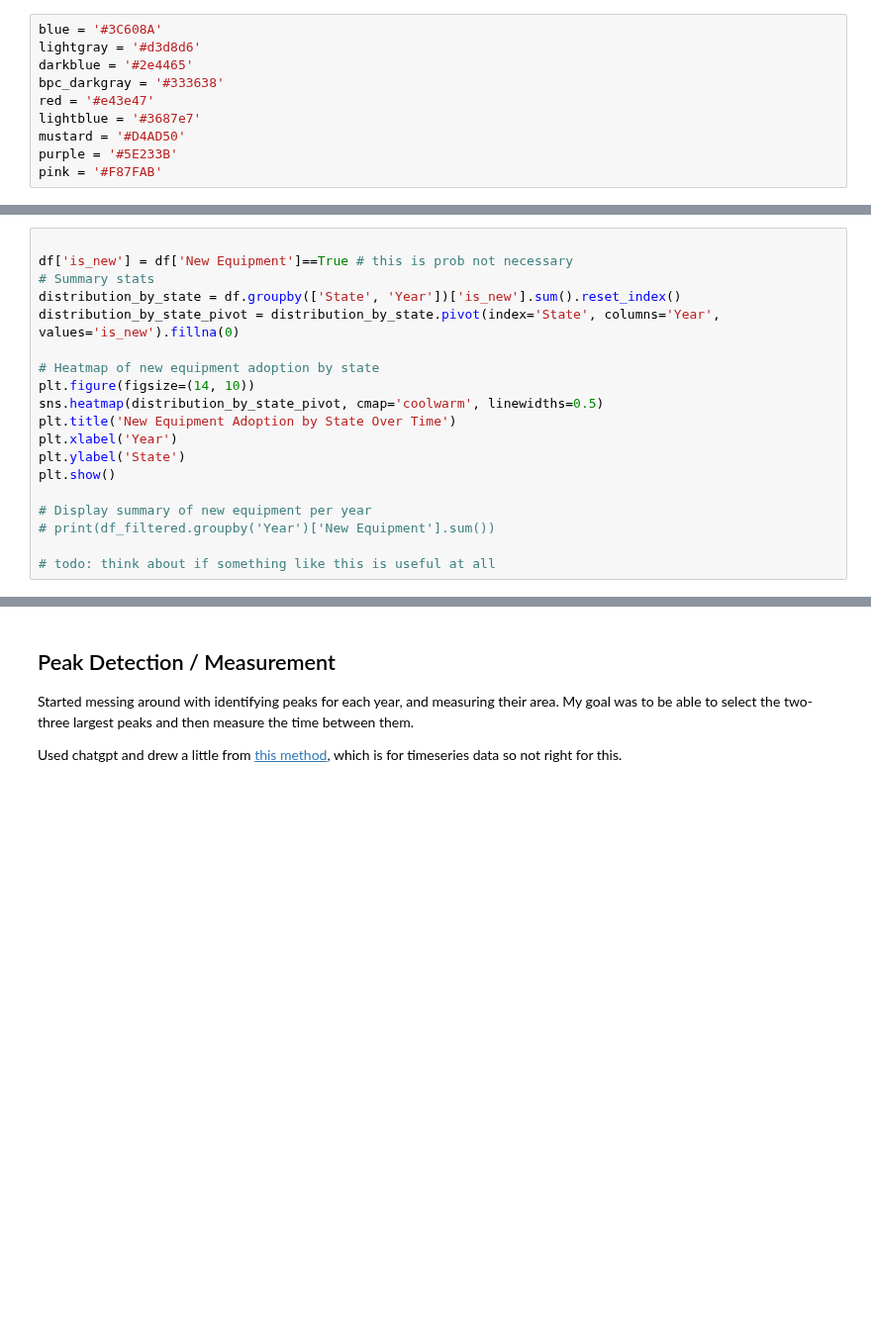
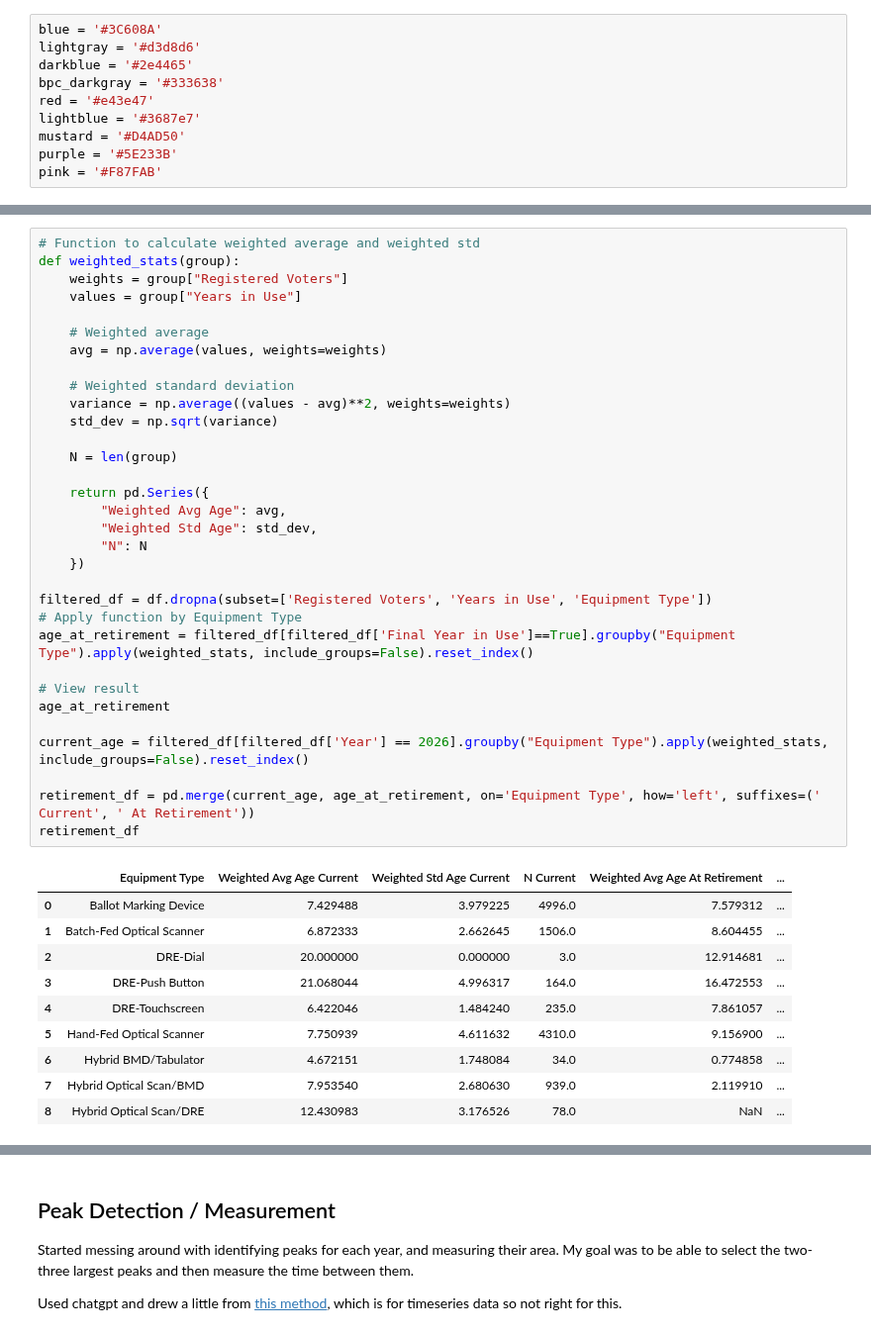
Before and after one commit to Bipartisan-Policy-Center/voting-equipment, a Jupyter notebook: analysis.ipynb, the cells around one changed output, grey strips where cells are left out. Shown at 99% size. Saved outputs shown, nothing was run; the diff lists cells and outputs as text; blank space fills up the shorter version.

```diff
--- a/analysis.ipynb
+++ b/analysis.ipynb
@@ -107,19 +49,0 @@ plt.show()
-# %%
-
-df['is_new'] = df['New Equipment']==True # this is prob not necessary
-# Summary stats
-distribution_by_state = df.groupby(['State', 'Year'])['is_new'].sum().reset_index()
-distribution_by_state_pivot = distribution_by_state.pivot(index='State', columns='Year', values='is_new').fillna(0)
-
-# Heatmap of new equipment adoption by state
-plt.figure(figsize=(14, 10))
-sns.heatmap(distribution_by_state_pivot, cmap='coolwarm', linewidths=0.5)
-plt.title('New Equipment Adoption by State Over Time')
-plt.xlabel('Year')
-plt.ylabel('State')
-plt.show()
-
-# Display summary of new equipment per year
-# print(df_filtered.groupby('Year')['New Equipment'].sum())
-
-# todo: think about if something like this is useful at all
@@ -182,0 +82,43 @@ Name: Years in Use, dtype: Float64
+# %%
+# Function to calculate weighted average and weighted std
+def weighted_stats(group):
+    weights = group["Registered Voters"]
+    values = group["Years in Use"]
+
+    # Weighted average
+    avg = np.average(values, weights=weights)
+
+    # Weighted standard deviation
+    variance = np.average((values - avg)**2, weights=weights)
+    std_dev = np.sqrt(variance)
+
+    N = len(group)
+
+    return pd.Series({
+        "Weighted Avg Age": avg,
+        "Weighted Std Age": std_dev,
+        "N": N
+    })
+
+filtered_df = df.dropna(subset=['Registered Voters', 'Years in Use', 'Equipment Type'])
+# Apply function by Equipment Type
+age_at_retirement = filtered_df[filtered_df['Final Year in Use']==True].groupby("Equipment Type").apply(weighted_stats, include_groups=False).reset_index()
+
+# View result
+age_at_retirement
+
+current_age = filtered_df[filtered_df['Year'] == 2026].groupby("Equipment Type").apply(weighted_stats, include_groups=False).reset_index()
+
+retirement_df = pd.merge(current_age, age_at_retirement, on='Equipment Type', how='left', suffixes=(' Current', ' At Retirement'))
+retirement_df
+# %% [output]
+|  | Equipment Type | Weighted Avg Age Current | Weighted Std Age Current | N Current | Weighted Avg Age At Retirement | ... |
+| 0 | Ballot Marking Device | 7.429488 | 3.979225 | 4996.0 | 7.579312 | ... |
+| 1 | Batch-Fed Optical Scanner | 6.872333 | 2.662645 | 1506.0 | 8.604455 | ... |
+| 2 | DRE-Dial | 20.000000 | 0.000000 | 3.0 | 12.914681 | ... |
+| 3 | DRE-Push Button | 21.068044 | 4.996317 | 164.0 | 16.472553 | ... |
+| 4 | DRE-Touchscreen | 6.422046 | 1.484240 | 235.0 | 7.861057 | ... |
+| 5 | Hand-Fed Optical Scanner | 7.750939 | 4.611632 | 4310.0 | 9.156900 | ... |
+| 6 | Hybrid BMD/Tabulator | 4.672151 | 1.748084 | 34.0 | 0.774858 | ... |
+| 7 | Hybrid Optical Scan/BMD | 7.953540 | 2.680630 | 939.0 | 2.119910 | ... |
+| 8 | Hybrid Optical Scan/DRE | 12.430983 | 3.176526 | 78.0 | NaN | ... |
```
Also changed, not shown: parts of 22 cells of this notebook, 2 other files.
